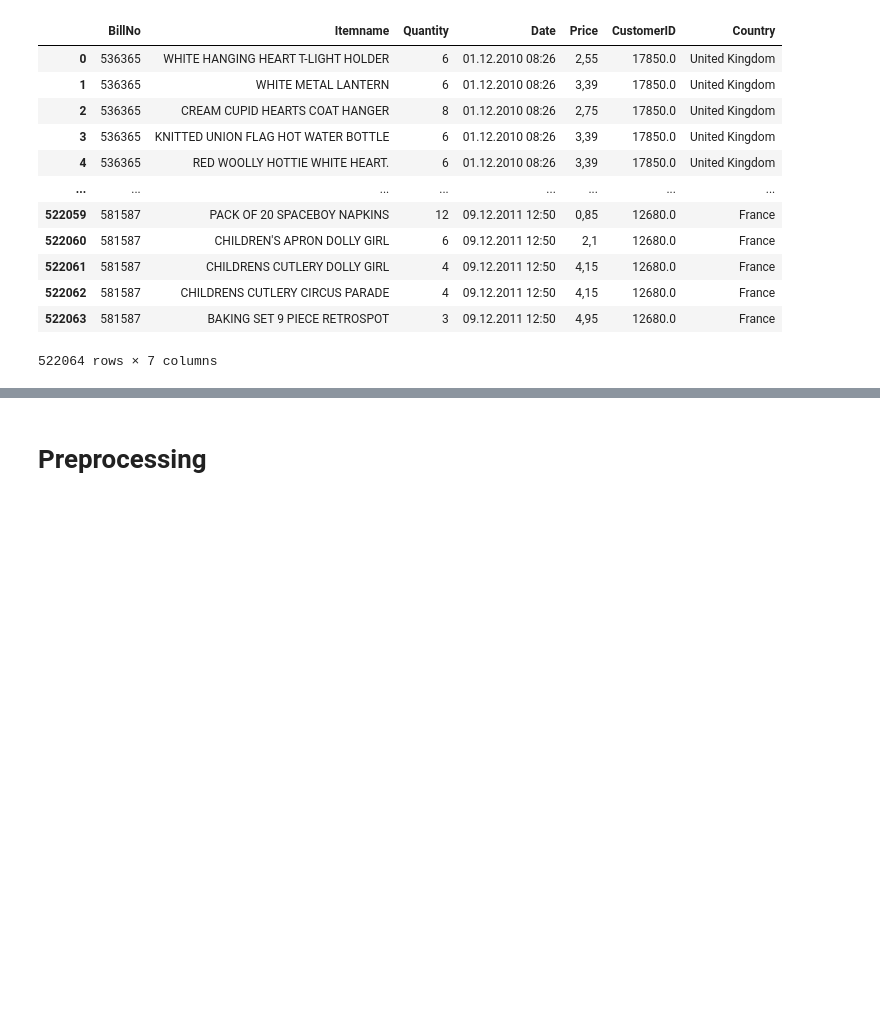
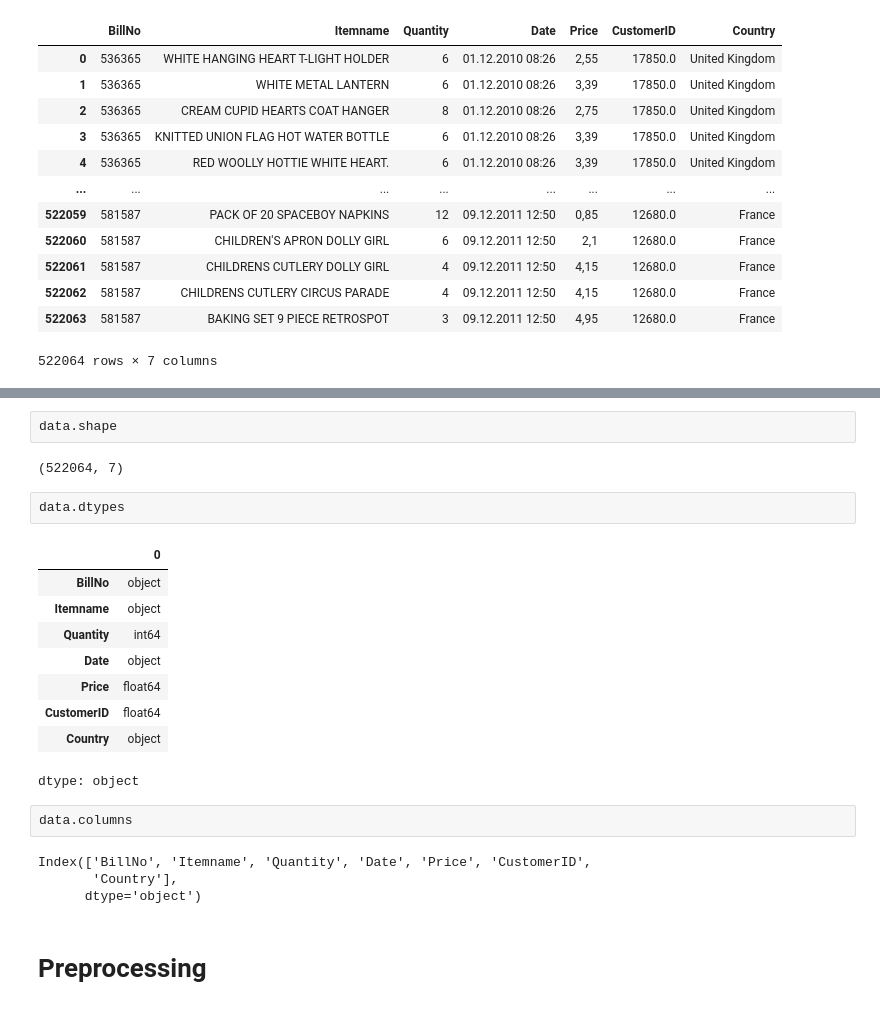
Before and after one commit to faten015/Data-Analysis-Project, a Jupyter notebook: Market Basket Analysis/Market_Basket_Analysis.ipynb, the cells around one changed output, grey strips where cells are left out. Saved outputs shown, nothing was run; the diff lists cells and outputs as text; blank space fills up the shorter version.

```diff
--- a/Market Basket Analysis/Market_Basket_Analysis.ipynb
+++ b/Market Basket Analysis/Market_Basket_Analysis.ipynb
@@ -101,3 +110,25 @@ data
+# %%
+data.shape
+# %% [output]
+(522064, 7)
+# %%
+data.dtypes
+# %% [output]
+|  | 0 |
+| BillNo | object |
+| Itemname | object |
+| Quantity | int64 |
+| Date | object |
+| Price | float64 |
+| CustomerID | float64 |
+| Country | object |
+dtype: object
+# %%
+data.columns
+# %% [output]
+Index(['BillNo', 'Itemname', 'Quantity', 'Date', 'Price', 'CustomerID',
+       'Country'],
+      dtype='object')
 # %% [markdown]
 # Preprocessing
 # %%
```
Also changed, not shown: parts of 11 cells of this notebook, 1 other file.
